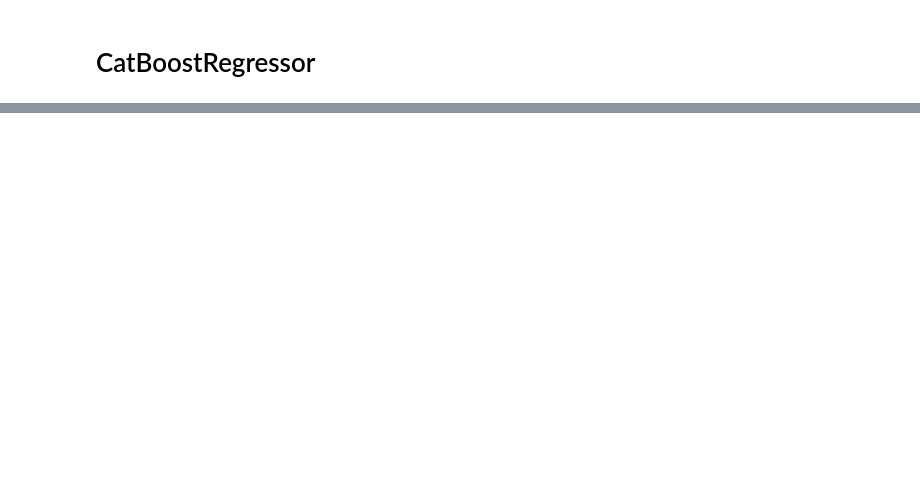
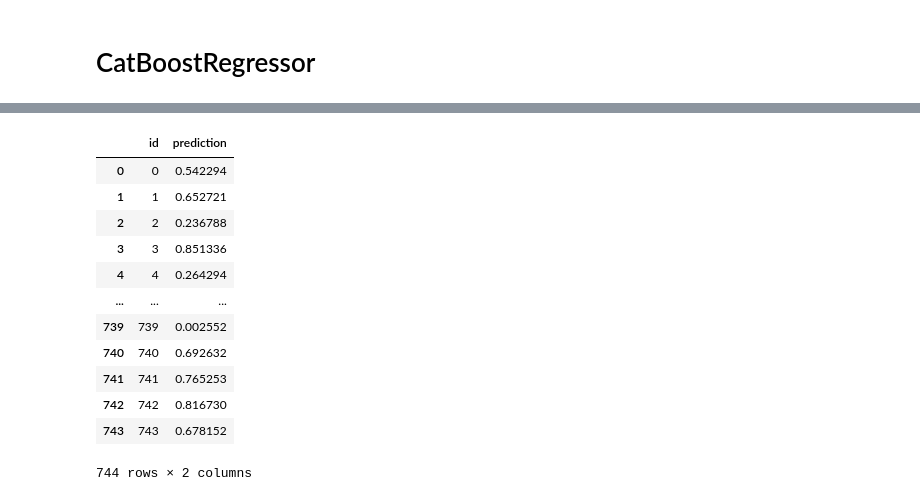
Before and after one commit to boostcampaitech4lv23recsys2/level2_dkt_recsys-level2-recsys-12, a Jupyter notebook: Boosting/ctb_regressor.ipynb, the cells around one changed output, grey strips where cells are left out. Saved outputs shown, nothing was run; the diff lists cells and outputs as text; code cells hidden in the pictures; blank space fills up the shorter version.

```diff
--- a/Boosting/ctb_regressor.ipynb
+++ b/Boosting/ctb_regressor.ipynb
@@ -168,0 +215,18 @@ if IS_CUSTOM:
+# %%
+sample_submission = pd.read_csv("../../data/sample_submission.csv")
+sample_submission.prediction = best_model.predict(submission)
+sample_submission
+# %% [output]
+|  | id | prediction |
+| 0 | 0 | 0.542294 |
+| 1 | 1 | 0.652721 |
+| 2 | 2 | 0.236788 |
+| 3 | 3 | 0.851336 |
+| 4 | 4 | 0.264294 |
+| ... | ... | ... |
+| 739 | 739 | 0.002552 |
+| 740 | 740 | 0.692632 |
+| 741 | 741 | 0.765253 |
+| 742 | 742 | 0.816730 |
+| 743 | 743 | 0.678152 |
+744 rows × 2 columns
```
Also changed, not shown: parts of 28 cells of this notebook, 8 other files.
